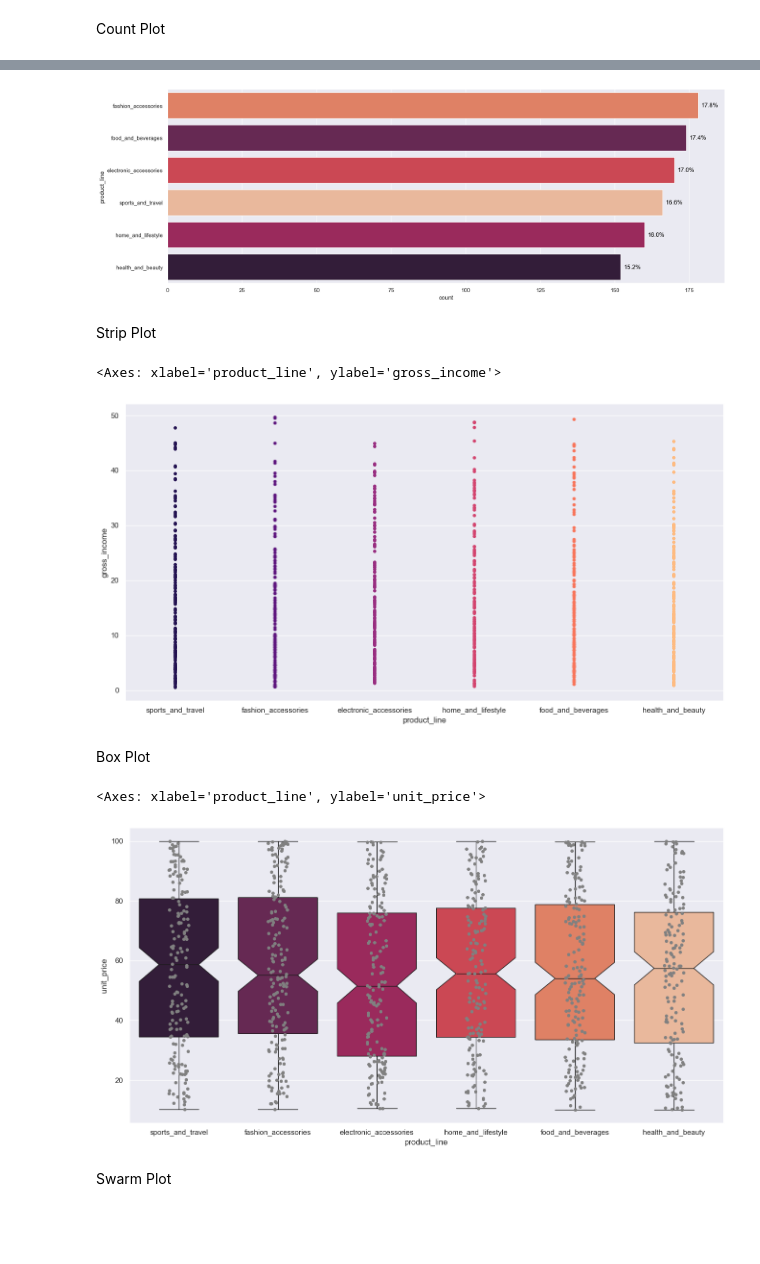
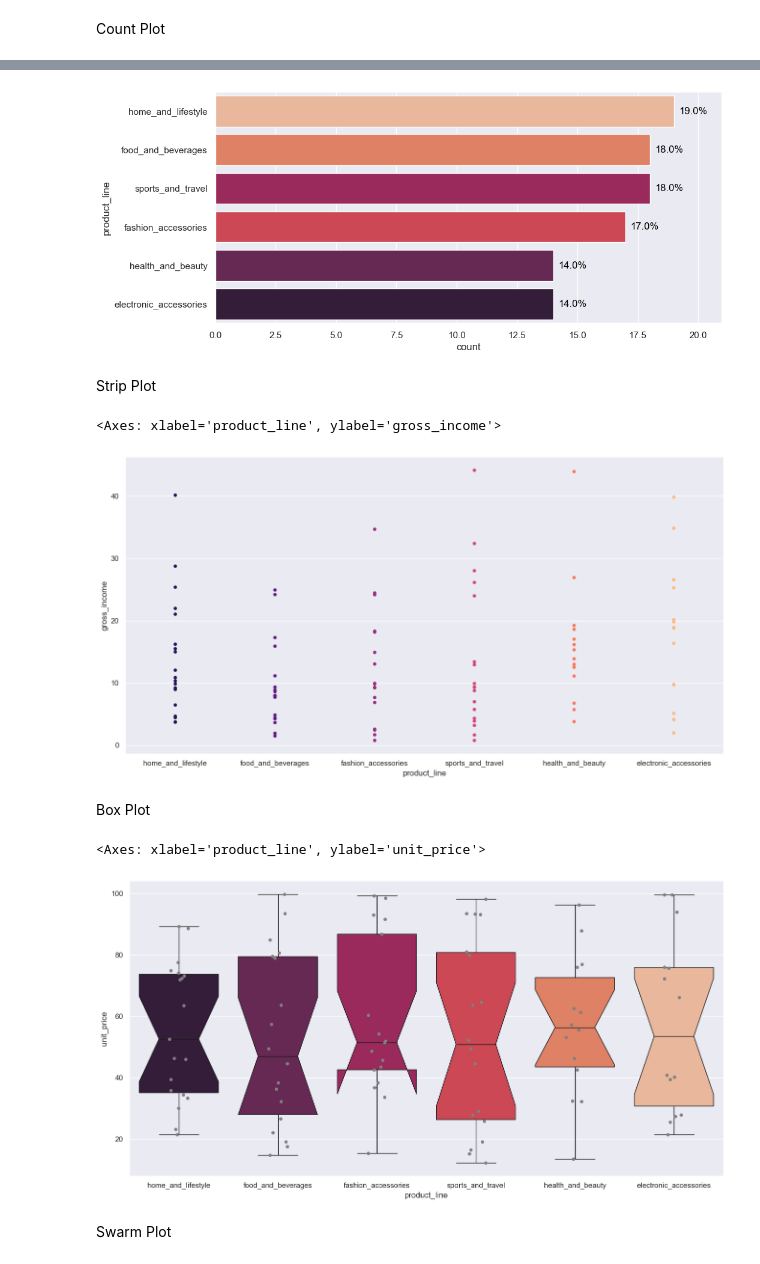
Before and after one commit to NourMansour911/sns_supermarket, a Jupyter notebook: supermarket_sns/cln_market.ipynb, the cells around one changed output, grey strips where cells are left out. Cells and saved outputs as stored; diff of their text form; code cells hidden in the pictures; blank space fills up the shorter version.

Commit message:
distribution plots done

```diff
--- a/supermarket_sns/cln_market.ipynb
+++ b/supermarket_sns/cln_market.ipynb
@@ -48,3 +48,6 @@ df.select_dtypes(include=[np.number]).columns
 Index(['unit_price', 'quantity', 'tax_5%', 'total', 'rating', 'cogs',
        'gross_income'],
       dtype='object')
+# %%
+sample=pd.DataFrame(data=df.sample(100,random_state=100))
+sample
@@ -97,27 +121,30 @@ np.int64(1000)
 # %%
-plt.figure(figsize=(20,7))
-sns.countplot(data=df,y='product_line',palette='rocket_r',order=df['product_line'].value_counts().index,hue='product_line')
-for index, value in enumerate(df['product_line'].value_counts(normalize=True).sort_values(ascending=False)):
-    plt.text( (value * 1000) + 1 , index , str(f'{value * 100}%'), ha= 'left', va = 'center' ,fontsize=12,color='black')
+plt.figure(figsize=(12,6))
+sns.countplot(data=sample,y='product_line',palette='rocket_r',order=sample['product_line'].value_counts().index,hue='product_line')
+plt.xlim(0,21)
+for index, value in enumerate(sample['product_line'].value_counts(normalize=True).sort_values(ascending=False)):
+    plt.text( (value * 100 ) + .2 , index , str(f'{round(value * 100,ndigits=3)}%'), ha= 'left', va = 'center' ,fontsize=12,color='black')
+plt.tight_layout(pad=5)
+plt.show()
 # %% [output]
-[figure, old version]
+[figure, new version]
 # %% [markdown]
 Strip Plot
 # %%
 plt.figure(figsize=(16,8))
-sns.stripplot(data=df,x='product_line', y='gross_income',hue='product_line',jitter=0)
+sns.stripplot(data=sample,x='product_line', y='gross_income',hue='product_line',jitter=0)
 # %% [output]
 <Axes: xlabel='product_line', ylabel='gross_income'>
-[figure, old version]
+[figure, new version]
 # %% [markdown]
 Box Plot
 # %%
 plt.figure(figsize=(16,8))
-sns.boxplot(data=df,y='unit_price',hue='product_line',x="product_line",whis=1.5,notch=True,palette='rocket')
-sns.stripplot(data=df,y='unit_price',x='product_line',jitter=True,color='0.5')
+sns.boxplot(data=sample,y='unit_price',hue='product_line',x="product_line",whis=1.5,notch=True,palette='rocket')
+sns.stripplot(data=sample,y='unit_price',x='product_line',jitter=True,color='0.5')
 # %% [output]
 <Axes: xlabel='product_line', ylabel='unit_price'>
-[figure, old version]
+[figure, new version]
 # %% [markdown]
 Swarm Plot
 # %%
```
Also changed, not shown: parts of 22 cells of this notebook, 1 other file.
